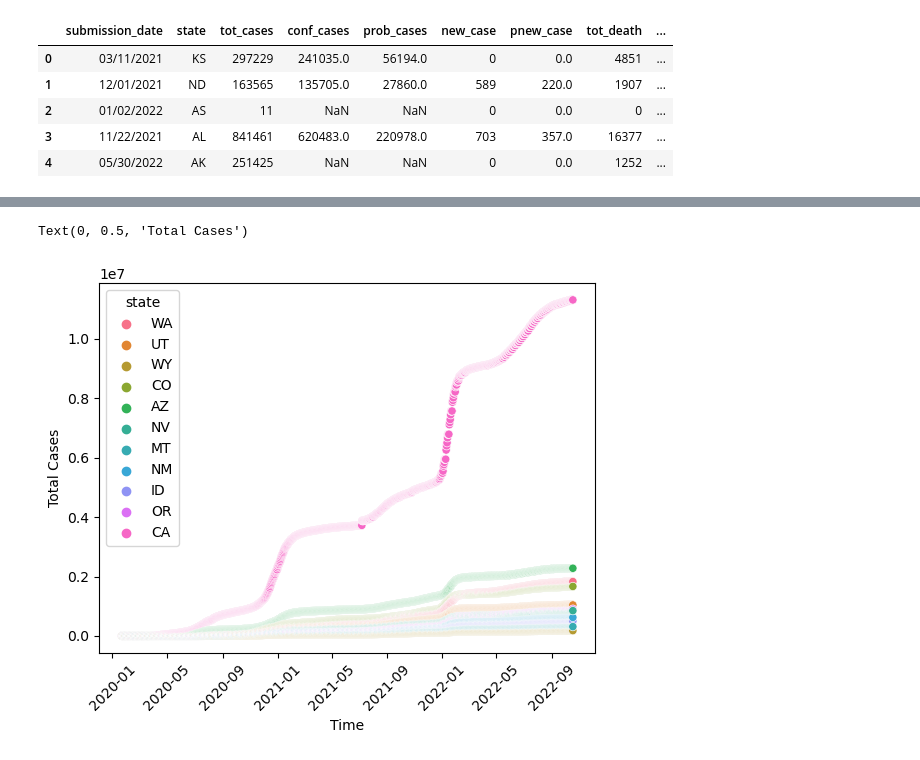
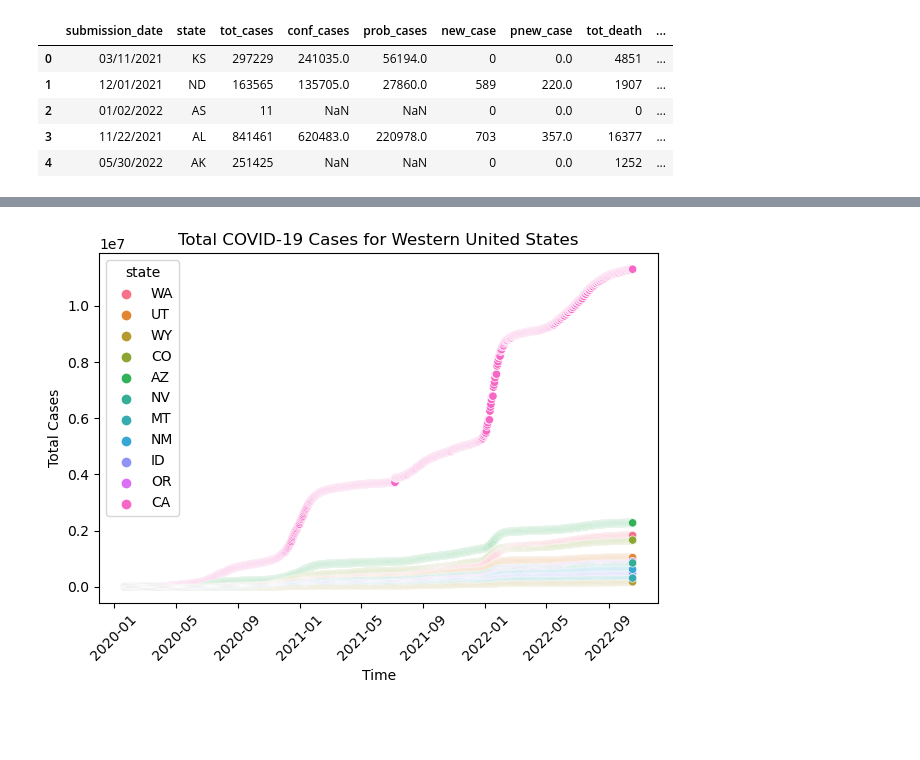
Before and after one commit to kkevin1999/Data_Project_1, a Jupyter notebook: Regional Anylasis.ipynb, the cells around one changed output, grey strips where cells are left out. Saved outputs shown, nothing was run; the diff lists cells and outputs as text; code cells hidden in the pictures; blank space fills up the shorter version.

Commit message:
Final version of Regional Analysis

```diff
--- a/Regional Anylasis.ipynb
+++ b/Regional Anylasis.ipynb
@@ -19,6 +19,6 @@ data_df.head()
 | 4 | 05/30/2022 | AK | 251425 | NaN | NaN | 0 | 0.0 | 1252 | ... |
 # %%
 # Create a copy of DataFrame with columns we need
-reduced_data_df = data_df[["submission_date", "state", "tot_cases", "new_case"]].copy()
+reduced_data_df = data_df[["submission_date", "state", "tot_cases", "new_case","tot_death"]].copy()
 reduced_data_df.head()
 # %% [output]
@@ -144,16 +96,21 @@ ax.scatter(date, value);
 # %%
 import seaborn as sns
+
+# Western Region Total Case Timeline
 date = West_data["submission_date"]
 value = West_data["tot_cases"]
 state = West_data["state"]
 
+# Plot
 g =sns.scatterplot(x= date, y=value,
               hue= state,
               data=West_data["tot_cases"]);
 plt.xticks(rotation=45)
 plt.xlabel("Time")
 plt.ylabel("Total Cases")
+plt.title("Total COVID-19 Cases for Western United States")
+plt.tight_layout()
+plt.savefig('Western_total_cases.png')
 # %% [output]
-Text(0, 0.5, 'Total Cases')
-[figure, old version]
+[figure, new version]
 # %%
```
Also changed, not shown: parts of 15 cells of this notebook, 8 other files.
